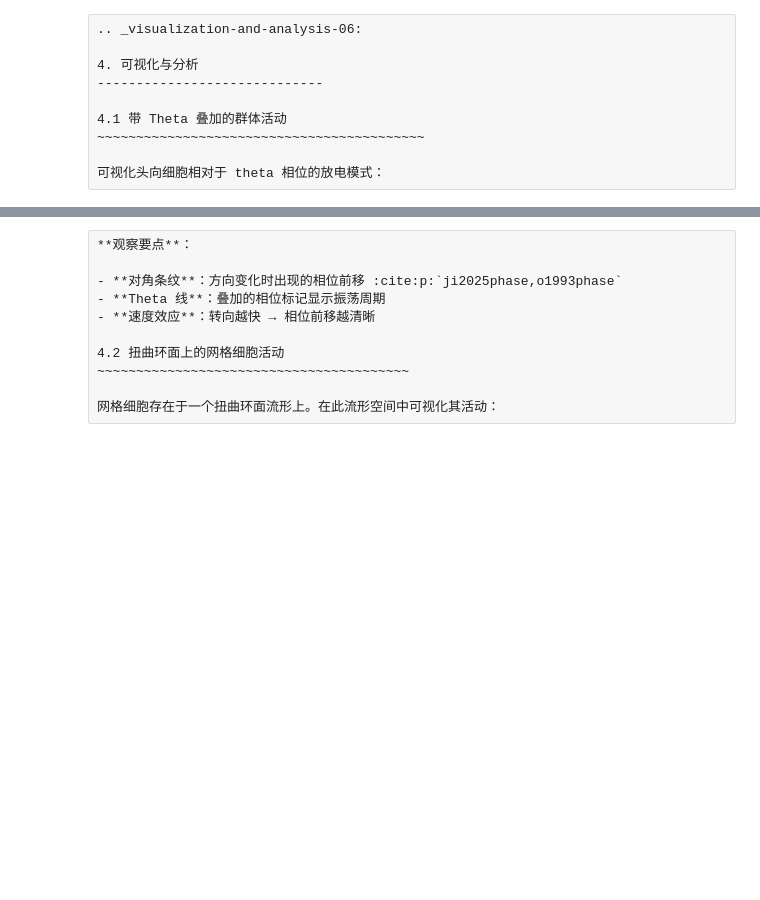
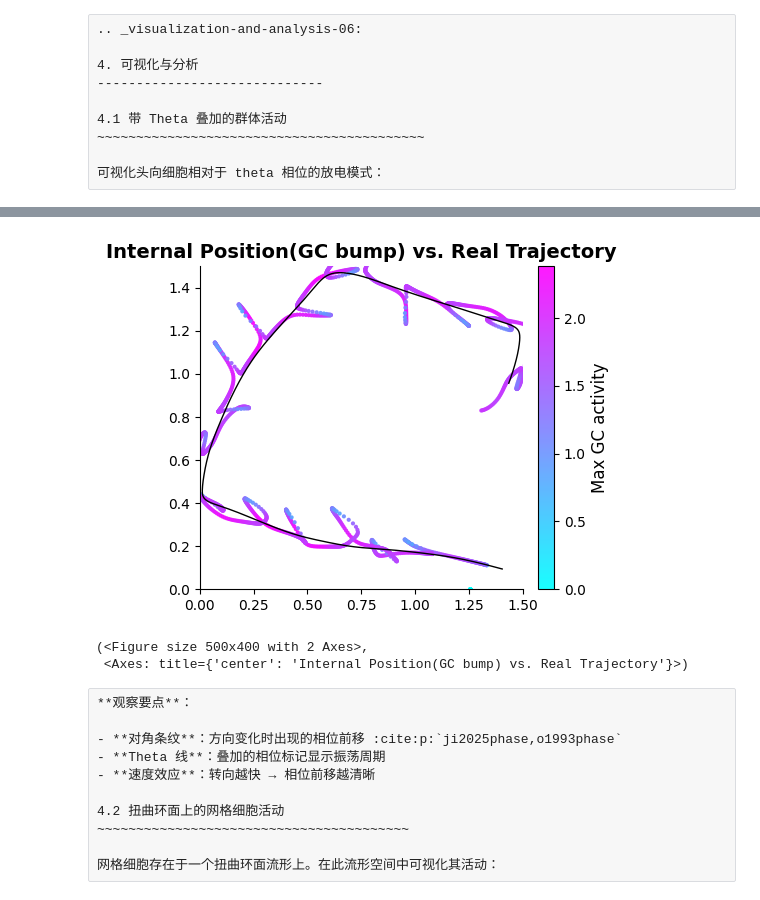
Before and after one commit to Routhleck/canns, a Jupyter notebook: docs/zh/3_full_detail_tutorials/01_cann_modeling/07_theta_sweep_hd_grid.ipynb, the cells around one changed output, grey strips where cells are left out. Cells and saved outputs as stored; diff of their text form; code cells hidden in the pictures; blank space fills up the shorter version.

```diff
--- a/docs/zh/3_full_detail_tutorials/01_cann_modeling/07_theta_sweep_hd_grid.ipynb
+++ b/docs/zh/3_full_detail_tutorials/01_cann_modeling/07_theta_sweep_hd_grid.ipynb
@@ -379,5 +379,28 @@ plot_population_activity_with_theta(
 (<Figure size 1000x400 with 2 Axes>,
  <Axes: title={'center': 'Direction Cell Population Activity with Theta'}, xlabel='Time (s)', ylabel='Direction (°)'>)
+# %%
+from canns.analyzer.visualization.theta_sweep_plots import plot_internal_position_trajectory
+
+# Plot internal position vs. real trajectory
+max_gc_activity = np.max(gc_activity, axis=1)
+config_internal = PlotConfigs.internal_position_trajectory_static(
+    title="Internal Position(GC bump) vs. Real Trajectory",
+    figsize=(5, 4),
+    show=True,
+    save_path=None
+)
+
+plot_internal_position_trajectory(
+    internal_position=internal_position,
+    position=position,
+    max_activity=max_gc_activity,
+    env_size=env_size,
+    config=config_internal,
+)
+# %% [output]
+[figure, added]
+(<Figure size 500x400 with 2 Axes>,
+ <Axes: title={'center': 'Internal Position(GC bump) vs. Real Trajectory'}>)
 # %% [raw]
 **观察要点**：
 
```
Also changed, not shown: parts of 10 cells of this notebook, 11 other files.
